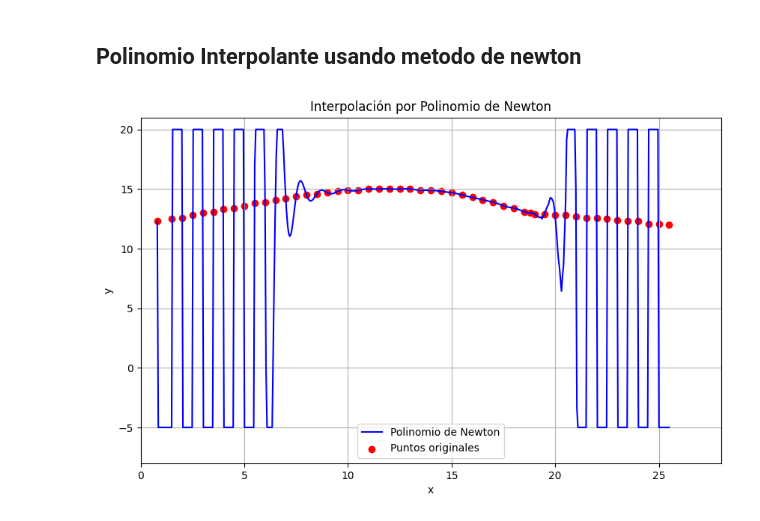
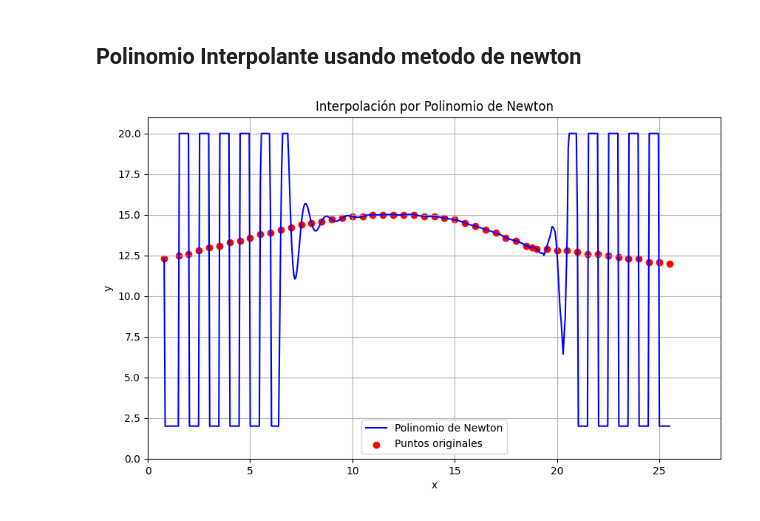
Before and after one commit to Santy30-Bull/Proyecto-Analisis, a Jupyter notebook: ProyectoAnalisis.ipynb, the cells around one changed output. Cells and saved outputs as stored; diff of their text form; code cells hidden in the pictures.

```diff
--- a/ProyectoAnalisis.ipynb
+++ b/ProyectoAnalisis.ipynb
@@ -30,33 +30,33 @@ x = np.array([
 y = np.array([
     12.3, 12.5, 12.6, 12.8, 13, 13.1, 13.3, 13.4, 13.6, 13.8,
     13.9, 14.1, 14.2, 14.4, 14.5, 14.6, 14.7, 14.8, 14.9, 14.9,
     15, 15, 15, 15, 15, 14.9, 14.9, 14.8, 14.7, 14.5,
     14.3, 14.1, 13.9, 13.6, 13.4, 13.1, 13, 12.9, 12.9, 12.8,
     12.8, 12.7, 12.6, 12.6, 12.5, 12.4, 12.3, 12.3, 12.1, 12.1,
     12
 ])
 
 # Obtener coeficientes
 coef = diferencias_divididas(x, y)
 
 # Evaluar el polinomio en muchos puntos para graficar
 x_vals = np.linspace(min(x), max(x), 500)
 y_vals = [polinomio_newton(coef, x, xi) for xi in x_vals]
 
 # Limitar valores de Y para evitar picos extremos
-y_vals = np.clip(y_vals, a_min=-5, a_max=20)
+y_vals = np.clip(y_vals, a_min=2, a_max=20)
 
 # Graficar
 plt.figure(figsize=(10, 6))
 plt.plot(x_vals, y_vals, label='Polinomio de Newton', color='blue')
 plt.scatter(x, y, color='red', label='Puntos originales')
 plt.title('Interpolación por Polinomio de Newton')
 plt.xlabel('x')
 plt.ylabel('y')
 plt.legend()
 plt.grid(True)
 plt.xlim(0, 28)
-plt.ylim(-8, 21)
+plt.ylim(0, 21)
 plt.show()
 # %% [output]
-[figure, old version]
+[figure, new version]
```
Also changed, not shown: 1 other file.
